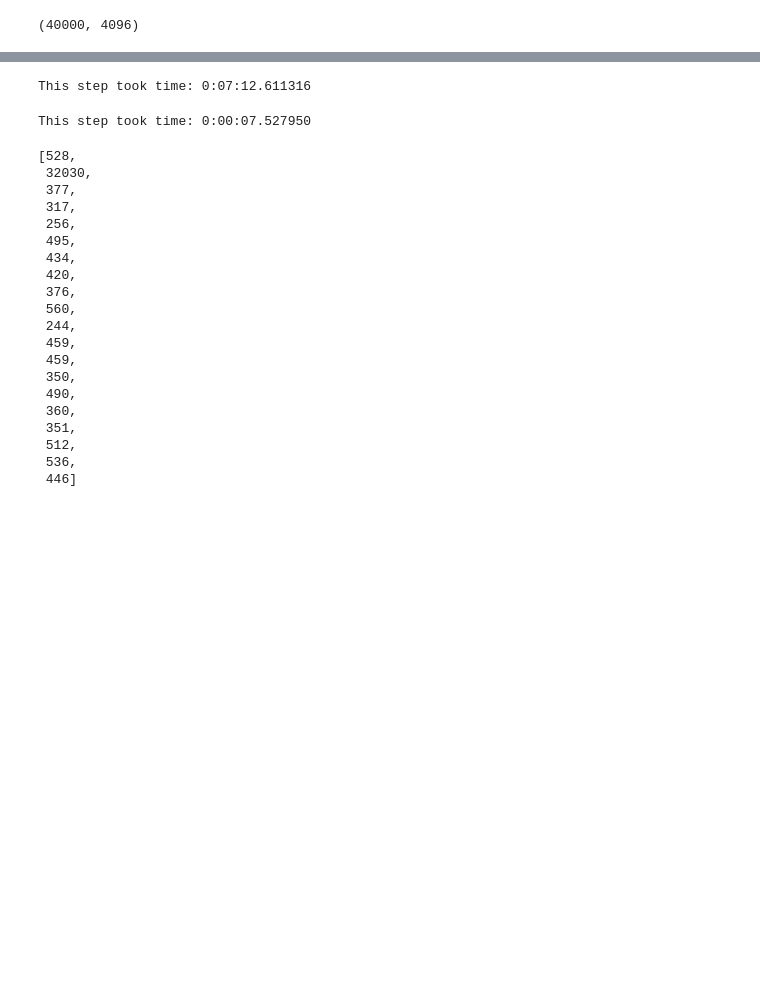
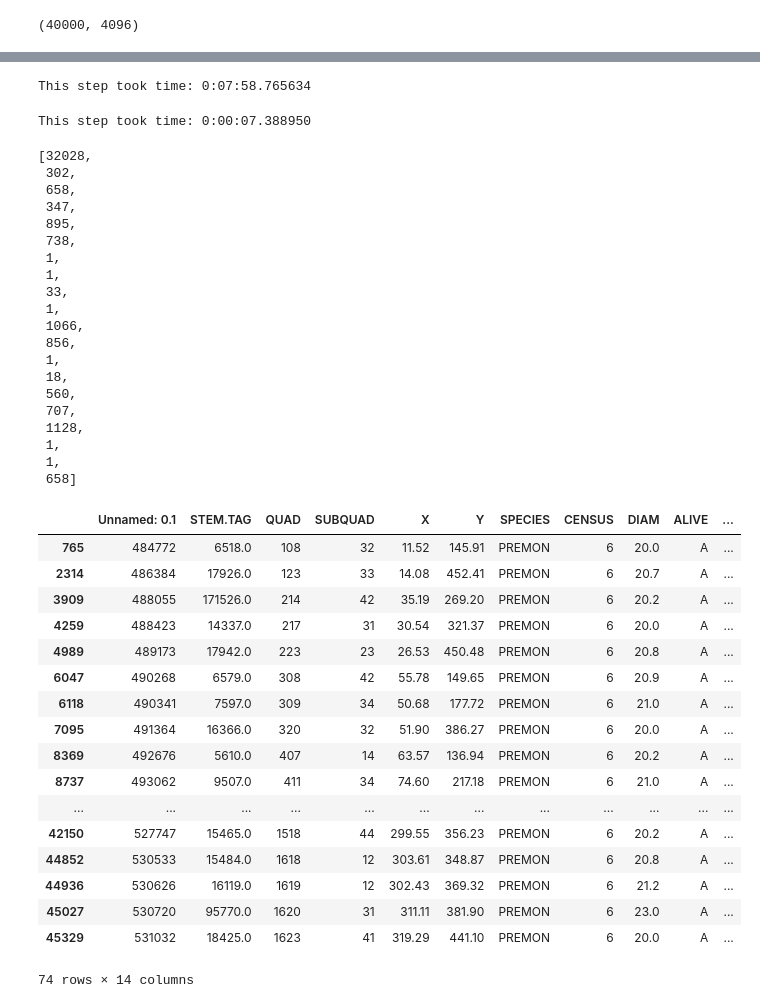
Before and after one commit to helenjin/APL, a Jupyter notebook: VGG16 Clustering.ipynb, the cells around one changed output, grey strips where cells are left out. Drawn from its saved outputs; the diff is of its cells as text; code cells hidden in the pictures; blank space fills up the shorter version.

```diff
--- a/VGG16 Clustering.ipynb
+++ b/VGG16 Clustering.ipynb
@@ -40,48 +44,74 @@ This step took time: 0:00:00
 # %%
 time_start = datetime.now()
 
-kmeans.fit(vgg16_model_fc1_features.values)
+kmeans.fit(X)
 
 print('This step took time:', datetime.now() - time_start)
 # %% [output]
-This step took time: 0:07:12.611316
+This step took time: 0:07:58.765634
 # %%
 time_start = datetime.now()
 
-output = kmeans.predict(vgg16_model_fc1_features.values)
+output = kmeans.predict(X)
 
 print('This step took time:', datetime.now() - time_start)
 # %% [output]
-This step took time: 0:00:07.527950
+This step took time: 0:00:07.388950
 # %%
-labels = ["cluster" + str(i) for i in range(20)]
+labels = [i for i in range(20)]
 cluster_dict = dict.fromkeys(labels, None) # dict with cluster number as keys and indices of relevant patches as values
 
 for i in range(len(output)):
-    if cluster_dict["cluster" + str(output[i])] == None:
-        cluster_dict["cluster" + str(output[i])] = [i]
+    if cluster_dict[output[i]] == None:
+        cluster_dict[output[i]] = [i]
     else:
-        cluster_dict["cluster" + str(output[i])].append(i)
+        cluster_dict[output[i]].append(i)
 
 [len(cluster_dict[key]) for key in cluster_dict]
 # %% [output]
-[528,
- 32030,
- 377,
- 317,
- 256,
- 495,
- 434,
- 420,
- 376,
+[32028,
+ 302,
+ 658,
+ 347,
+ 895,
+ 738,
+ 1,
+ 1,
+ 33,
+ 1,
+ 1066,
+ 856,
+ 1,
+ 18,
  560,
- 244,
- 459,
- 459,
- 350,
- 490,
- 360,
- 351,
- 512,
- 536,
- 446]
+ 707,
+ 1128,
+ 1,
+ 1,
+ 658]
+# %%
+lfdp_ground_labels = pd.read_csv("LFDP_ground_labels.csv")
+lfdp_ground_labels = lfdp_ground_labels.drop('Unnamed: 0', axis=1)
+
+lfdp_palm = lfdp_ground_labels.loc[lfdp_ground_labels['SPECIES'] == 'PREMON']
+lfdp_palm = lfdp_palm[lfdp_palm['DIAM'] >= 20]
+lfdp_palm
+# %% [output]
+|  | Unnamed: 0.1 | STEM.TAG | QUAD | SUBQUAD | X | Y | SPECIES | CENSUS | DIAM | ALIVE | ... |
+| 765 | 484772 | 6518.0 | 108 | 32 | 11.52 | 145.91 | PREMON | 6 | 20.0 | A | ... |
+| 2314 | 486384 | 17926.0 | 123 | 33 | 14.08 | 452.41 | PREMON | 6 | 20.7 | A | ... |
+| 3909 | 488055 | 171526.0 | 214 | 42 | 35.19 | 269.20 | PREMON | 6 | 20.2 | A | ... |
+| 4259 | 488423 | 14337.0 | 217 | 31 | 30.54 | 321.37 | PREMON | 6 | 20.0 | A | ... |
+| 4989 | 489173 | 17942.0 | 223 | 23 | 26.53 | 450.48 | PREMON | 6 | 20.8 | A | ... |
+| 6047 | 490268 | 6579.0 | 308 | 42 | 55.78 | 149.65 | PREMON | 6 | 20.9 | A | ... |
+| 6118 | 490341 | 7597.0 | 309 | 34 | 50.68 | 177.72 | PREMON | 6 | 21.0 | A | ... |
+| 7095 | 491364 | 16366.0 | 320 | 32 | 51.90 | 386.27 | PREMON | 6 | 20.0 | A | ... |
+| 8369 | 492676 | 5610.0 | 407 | 14 | 63.57 | 136.94 | PREMON | 6 | 20.2 | A | ... |
+| 8737 | 493062 | 9507.0 | 411 | 34 | 74.60 | 217.18 | PREMON | 6 | 21.0 | A | ... |
+| ... | ... | ... | ... | ... | ... | ... | ... | ... | ... | ... | ... |
+| 42150 | 527747 | 15465.0 | 1518 | 44 | 299.55 | 356.23 | PREMON | 6 | 20.2 | A | ... |
+| 44852 | 530533 | 15484.0 | 1618 | 12 | 303.61 | 348.87 | PREMON | 6 | 20.8 | A | ... |
+| 44936 | 530626 | 16119.0 | 1619 | 12 | 302.43 | 369.32 | PREMON | 6 | 21.2 | A | ... |
+| 45027 | 530720 | 95770.0 | 1620 | 31 | 311.11 | 381.90 | PREMON | 6 | 23.0 | A | ... |
+| 45329 | 531032 | 18425.0 | 1623 | 41 | 319.29 | 441.10 | PREMON | 6 | 20.0 | A | ... |
+74 rows × 14 columns
```
Also changed, not shown: parts of 4 cells of this notebook, 3 other files.
